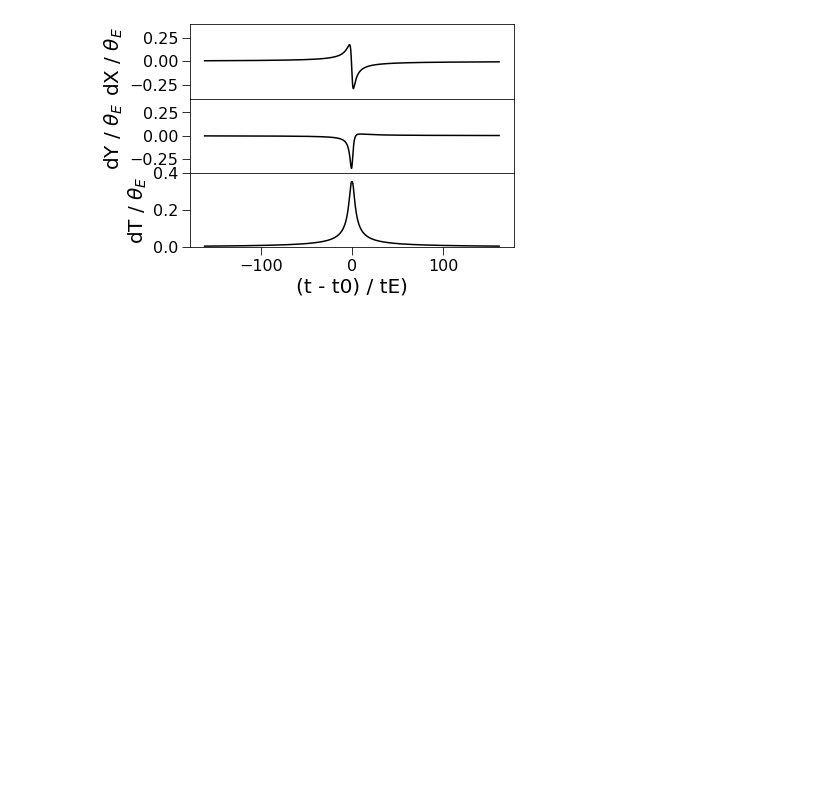
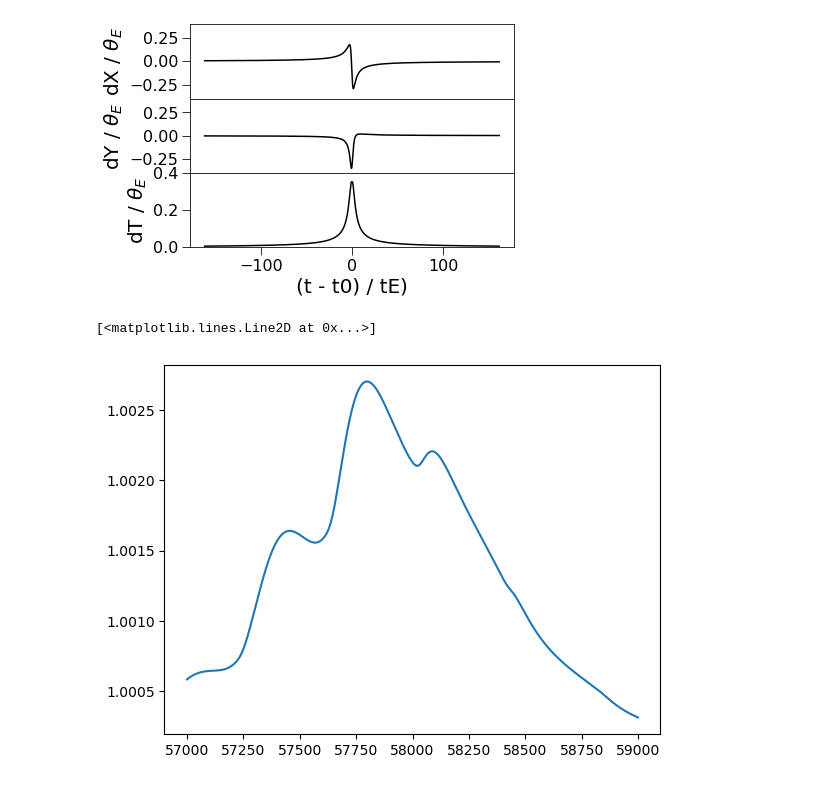
Before and after one commit to loupg1227/ULAB_Loup, a Jupyter notebook: BAGLE_Microlensing-dev/BAGLE_TUTORIAL.ipynb, the cells around one changed output. Cells and saved outputs as stored; diff of their text form; code cells hidden in the pictures; blank space fills up the shorter version.

```diff
--- a/BAGLE_Microlensing-dev/BAGLE_TUTORIAL.ipynb
+++ b/BAGLE_Microlensing-dev/BAGLE_TUTORIAL.ipynb
@@ -327,3 +327,40 @@ ax3.set_ylim(0, 0.4)
 # %% [output]
 (0.0, 0.4)
 [figure]
+# %%
+t0 = 58000.00
+u0_amp = 5
+tE = 154
+thetaE = 4
+piS = 0.8
+piE_E = 1
+piE_N = 1
+alpha = 80
+muS_system_E = 8
+muS_system_N  = 3
+omega = 30
+big_omega = 10
+i = 90
+e = 0.5
+p = 400
+tp = 30
+aleph = 2
+aleph2 = 3
+x0_system_E = 1
+x0_system_N = 0
+ra_L = 30
+dec_L = 20
+
+fratio_bin = 1.5
+mag_base = 19
+b_sff = 1
+
+bsplorbits_nopar = model.BSPL_PhotAstrom_noPar_EllOrbs_Param2(
+    t0, u0_amp, tE, thetaE, piS, piE_E, piE_N,  alpha, omega, big_omega, i, e, p, tp, aleph, aleph2,
+    muS_system_E, muS_system_N, x0_system_E, x0_system_N,  np.array([fratio_bin]), [mag_base],
+[b_sff], ra_L, dec_L)
+t = np.arange(bsplorbits_nopar.t0 -1000, bsplorbits_nopar.t0 +1000, 1)
+plt.plot(t,bsplorbits_nopar.get_amplification(t))
+# %% [output]
+[<matplotlib.lines.Line2D at 0x...>]
+[figure, added]
```
Also changed, not shown: parts of 2 cells of this notebook, 2 other files.
